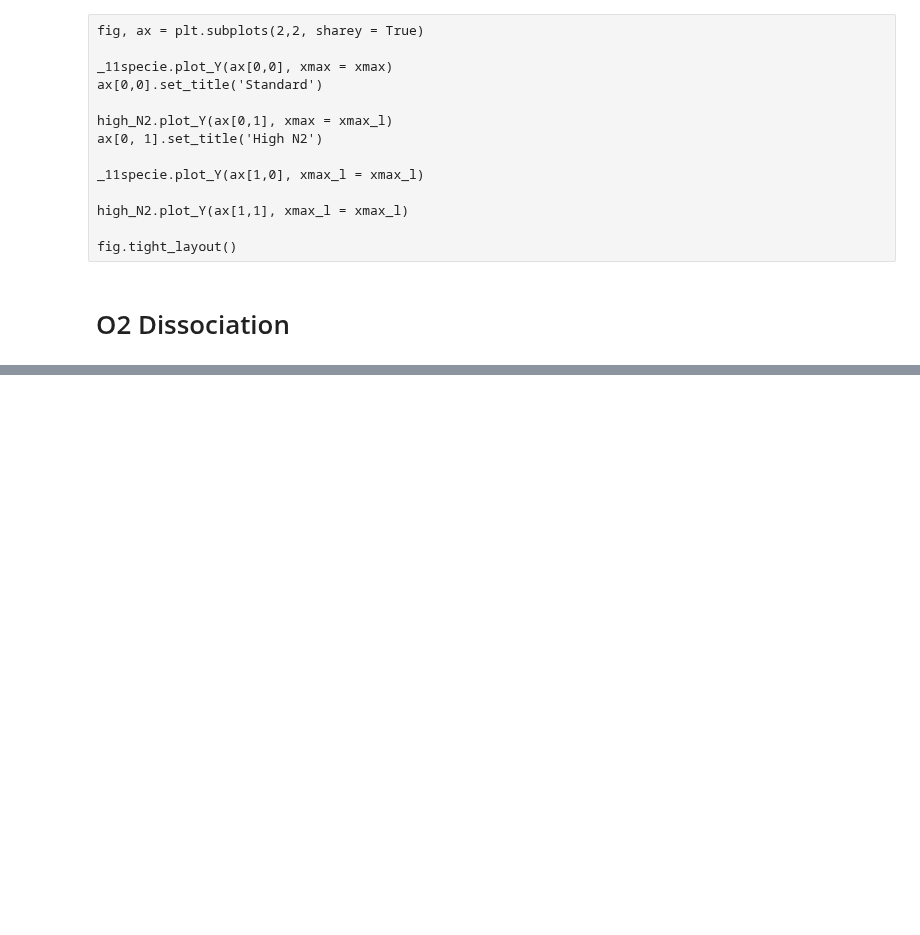
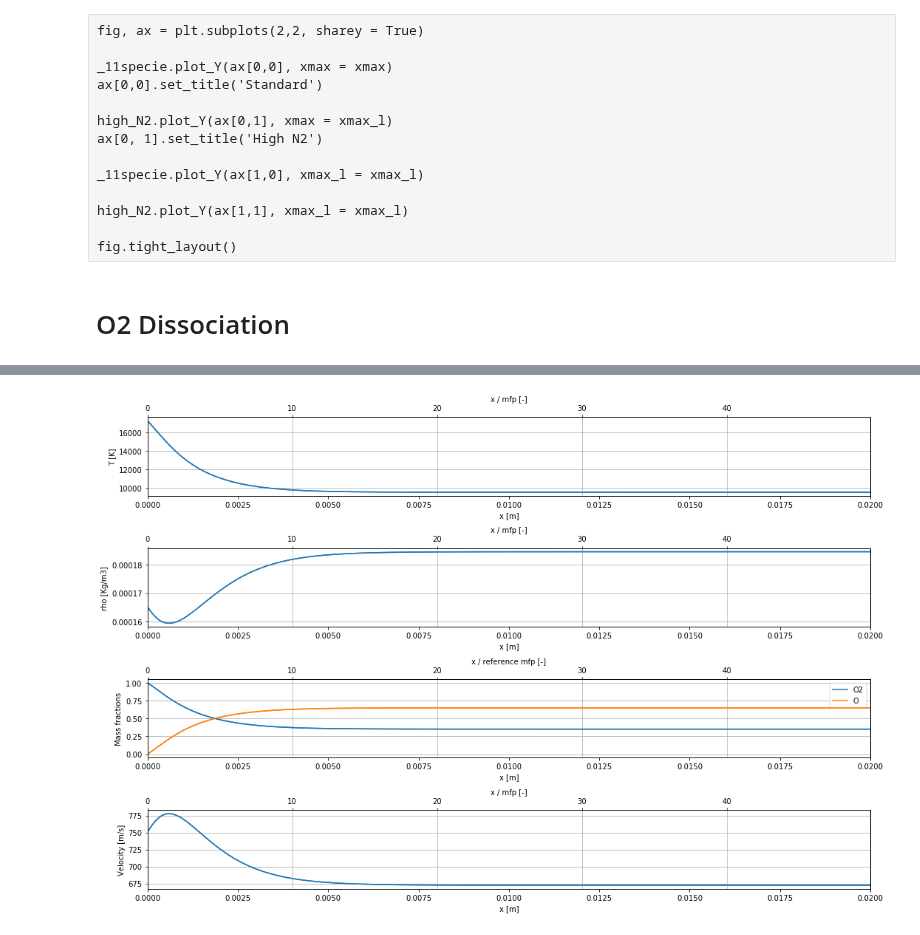
Before and after one commit to 20edo/Reactive_shock_air, a Jupyter notebook: Reactive_Air_shock_2T_last.ipynb, the cells around one changed output, grey strips where cells are left out. Saved outputs shown, nothing was run; the diff lists cells and outputs as text; code cells hidden in the pictures; blank space fills up the shorter version.

```diff
--- a/Reactive_Air_shock_2T_last.ipynb
+++ b/Reactive_Air_shock_2T_last.ipynb
@@ -1054,7 +1053,7 @@ def compute_Sv(self, rho, T, Y, Tv, Sy):
         # xr = Y[j] / mmol[j] / (np.sum(Y/mmol))
         xr = X
         mu_sr = mmol[j] * mmol / (mmol[j] + mmol)     # reduced molecular weight of colliding species
-        A_sr = 1.16e-3 * mu_sr**(1/2) * th_v[j]**(4/3) # !!!!!!!!!!!!!!!! [j] si / no? CANCELLARE
+        A_sr = 1.16e-3 * mu_sr**(1/2) * th_v**(4/3) # !!!!!!!!!!!!!!!! [j] si / no? CANCELLARE
         B_sr = 0.015 * mu_sr**(1/4)
         tau_sr = 101325 / p * np.exp(A_sr * (T**(-1/3) - B_sr) - 18.42)
         ts[j] = np.sum(xr) / np.sum(xr / tau_sr)      # CANCELLARE controllare sommatoria (cfr Zanardi 2.124)
@@ -1697,7 +1700,7 @@ problem.Euler_x_2T = Euler_x_2T
 # %% [markdown]
 ### Solve, 2 temperature version
 # %%
-def solve_2T(self, xf = 1e-3):
+def solve_2T(self, xf = 1):
 
     # Compute post shock values to be used as initial conditions
     self.RHjump_2T()
@@ -2757,0 +2754,28 @@ O2_dissociation.validate(xmax=1e-2)
+# %%
+O2_dissociation = problem()
+
+diss = reaction([1.335, -4.127, -0.616, 0.093, -0.005], -117.98*4184)
+diss.add_subreaction(subreaction([O2, O], [O, O], [1, 1], [2,1], 8.25e19/1e6,
+                                  -1, 59500))
+
+diss.add_subreaction(subreaction([O2, O2], [O, O2], [1, 1], [2,1], 2.75e19/1e6,
+                                  -1, 59500))
+
+# Add species
+O2_dissociation.add_specie_ic(O2, 1.0)
+O2_dissociation.add_specie_ic(O,  0.0)
+
+
+# Add reactions
+O2_dissociation.reaction.append(diss)
+
+# Set ic
+#O2_dissociation.T0     = 273.15 - 74.51
+#O2_dissociation.rho0   = 1.8460e-5
+#O2_dissociation.u0     = 25*np.sqrt(1.4*Ru/32*O2_dissociation.T0)
+O2_dissociation.T0     = 273.15 - 74.51
+O2_dissociation.rho0   = 1.8460e-5
+O2_dissociation.u0     = 25 * np.sqrt(1.4 * Ru / (32*1e-3) * O2_dissociation.T0)
+
+# Solve
+O2_dissociation.solve(xf = 1)
@@ -2757,0 +2801,14 @@ O2_dissociation.validate(xmax=1e-2)
+# %%
+xmax = 2e-2
+xmax_l = 3e7
+
+fig, ax = plt.subplots(4, 1,)
+O2_dissociation.plot_T(ax[0], xmax = xmax)
+O2_dissociation.plot_rho(ax[1], xmax = xmax)
+O2_dissociation.plot_Y(ax[2], xmax = xmax)
+# O2_dissociation.logplot_Y(ax[2], xmax = xmax)
+O2_dissociation.plot_u(ax[3], xmax = xmax)
+
+fig.tight_layout()
+# %% [output]
+[figure, added]
```
Also changed, not shown: parts of 18 cells of this notebook.
